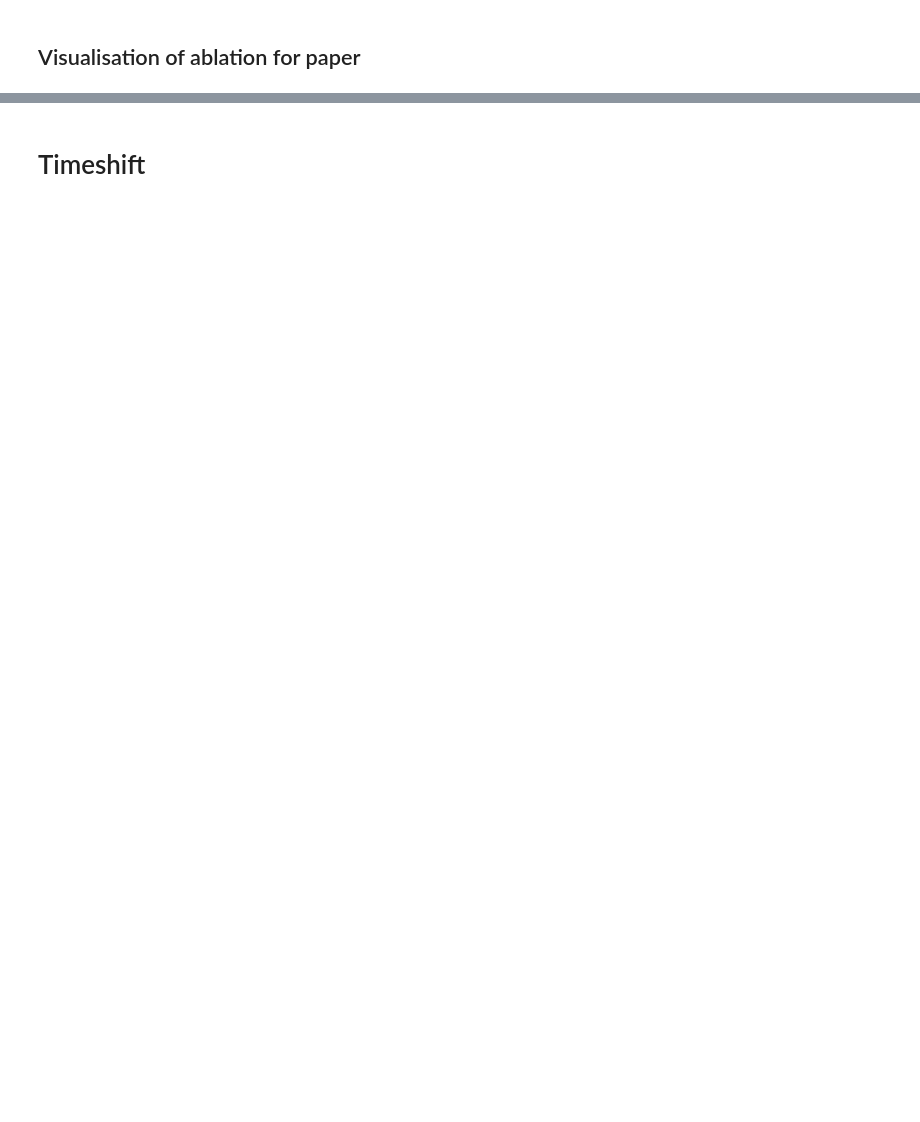
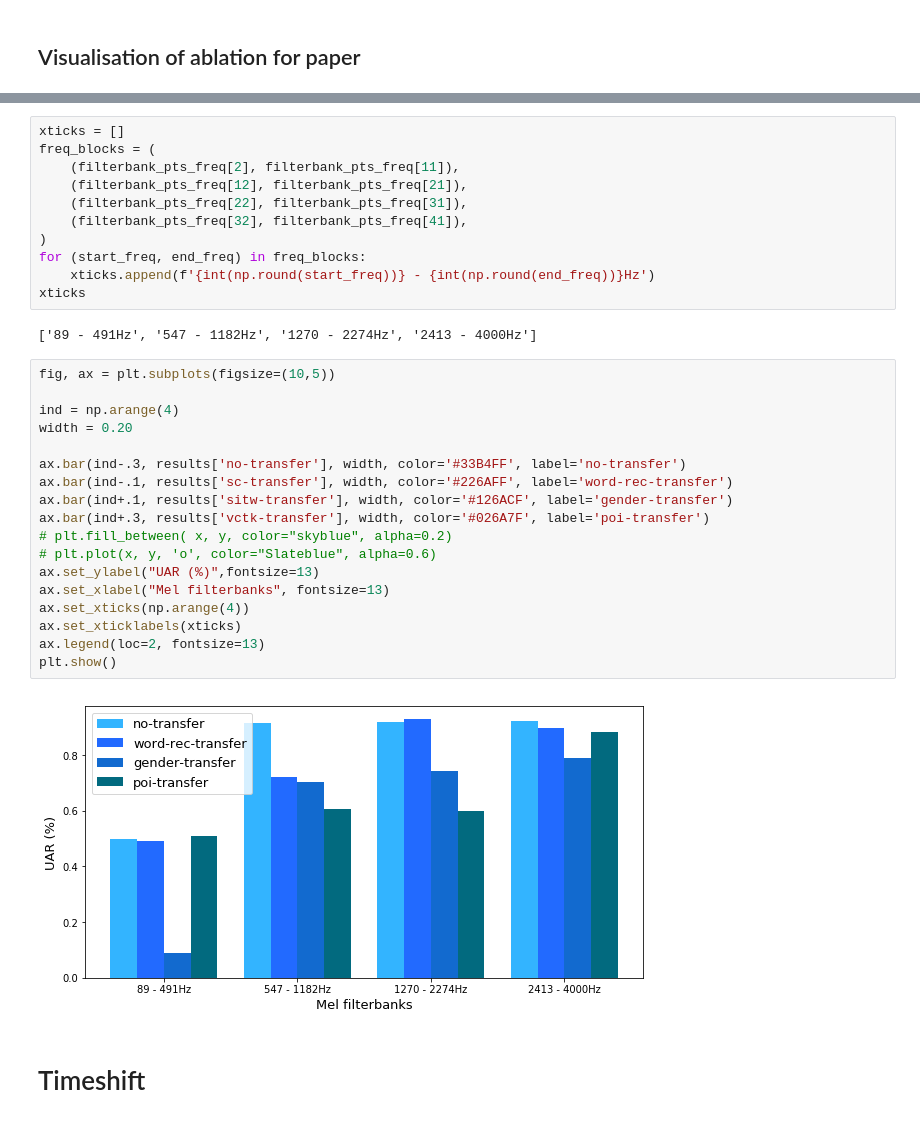
Before and after one commit to onucharles/transfer-learning-adult-to-infant-speech, a Jupyter notebook: experiments/notebooks/Chillanto plots.ipynb, the cells around one changed output, grey strips where cells are left out. Saved outputs shown, nothing was run; the diff lists cells and outputs as text; blank space fills up the shorter version.

```diff
--- a/experiments/notebooks/Chillanto plots.ipynb
+++ b/experiments/notebooks/Chillanto plots.ipynb
@@ -538,3 +522,36 @@ plt.show()
+# %%
+xticks = []
+freq_blocks = (
+    (filterbank_pts_freq[2], filterbank_pts_freq[11]),
+    (filterbank_pts_freq[12], filterbank_pts_freq[21]),
+    (filterbank_pts_freq[22], filterbank_pts_freq[31]),
+    (filterbank_pts_freq[32], filterbank_pts_freq[41]),
+)
+for (start_freq, end_freq) in freq_blocks:
+    xticks.append(f'{int(np.round(start_freq))} - {int(np.round(end_freq))}Hz')
+xticks
+# %% [output]
+['89 - 491Hz', '547 - 1182Hz', '1270 - 2274Hz', '2413 - 4000Hz']
+# %%
+fig, ax = plt.subplots(figsize=(10,5))
+
+ind = np.arange(4)
+width = 0.20
+
+ax.bar(ind-.3, results['no-transfer'], width, color='#33B4FF', label='no-transfer')
+ax.bar(ind-.1, results['sc-transfer'], width, color='#226AFF', label='word-rec-transfer')
+ax.bar(ind+.1, results['sitw-transfer'], width, color='#126ACF', label='gender-transfer')
+ax.bar(ind+.3, results['vctk-transfer'], width, color='#026A7F', label='poi-transfer')
+# plt.fill_between( x, y, color="skyblue", alpha=0.2)
+# plt.plot(x, y, 'o', color="Slateblue", alpha=0.6)
+ax.set_ylabel("UAR (%)",fontsize=13)
+ax.set_xlabel("Mel filterbanks", fontsize=13)
+ax.set_xticks(np.arange(4))
+ax.set_xticklabels(xticks)
+ax.legend(loc=2, fontsize=13)
+plt.show()
+# %% [output]
+[figure, added]
 # %% [markdown]
 # Timeshift
 # %%
```
Also changed, not shown: parts of 5 cells of this notebook.
